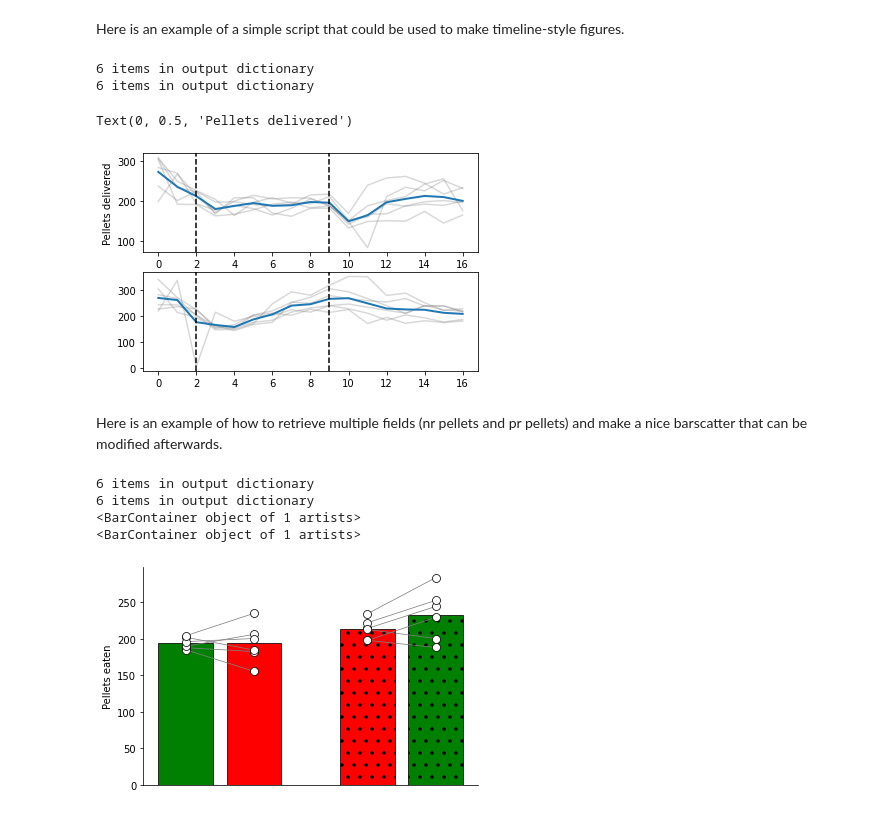
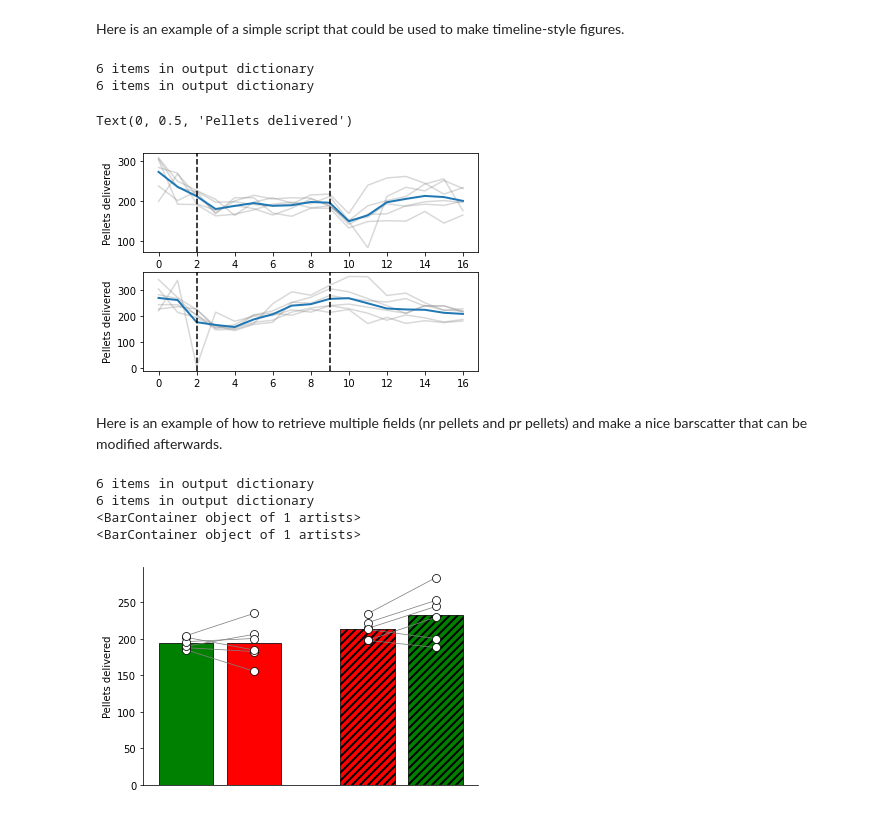
Before and after one commit to Htbibalan/FEDProtein, a Jupyter notebook: notebooks/FED figures.ipynb, the cells around one changed output. Saved outputs shown, nothing was run; the diff lists cells and outputs as text; code cells hidden in the pictures.

```diff
--- a/notebooks/FED figures.ipynb
+++ b/notebooks/FED figures.ipynb
@@ -100,7 +100,7 @@ f, ax = plt.subplots(nrows=2)
 
 # these lines use the above function to plot the data that was retrieved in separate axes
 timeline_fig(nrpr, ax=ax[0])
-timeline_fig(prnr, ax=ax[1])
+timeline_fig(prnr, ax=ax[1], ylabel= "Pellets delivered")
 
 # extra lines can be used here to customise the plots
 ax[0].set_ylabel("Pellets delivered")
@@ -108,29 +108,29 @@ ax[0].set_ylabel("Pellets delivered")
 6 items in output dictionary
 6 items in output dictionary
 Text(0, 0.5, 'Pellets delivered')
-[figure, old version]
+[figure, new version]
 # %% [markdown]
 Here is an example of how to retrieve multiple fields (nr pellets and pr pellets) and make a nice barscatter that can be modified afterwards.
 # %%
 nrpr_avg = get_data_fields(mice, ["nr_avg_pellets", "pr_avg_pellets"], nrpr_male_selector)
 prnr_avg = get_data_fields(mice, ["pr_avg_pellets", "nr_avg_pellets"], prnr_male_selector)
 
 
 f, ax = plt.subplots()
 _, _, barlist, _ = tp.barscatter([nrpr_avg, prnr_avg], ax=ax, paired=True,
 barfacecolor_option="individual", barfacecolor=["green", "red", "red", "green"])
-ax.set_ylabel("Pellets eaten")
-
+ax.set_ylabel("Pellets delivered")
+plt.rcParams["hatch.linewidth"] = 2
 # this code puts hatching on bars 3 and 4
 for i in [barlist[2], barlist[3]]:
     print(i)
     bar = i.get_children()
-    bar[0].set_hatch(".")
+    bar[0].set_hatch("///")
 
 # f.savefig(figsfolder + "pellets_eaten.pdf")
 # %% [output]
 6 items in output dictionary
 6 items in output dictionary
 <BarContainer object of 1 artists>
 <BarContainer object of 1 artists>
-[figure, old version]
+[figure, new version]
```
Also changed, not shown: parts of 1 cell of this notebook, 1 other file.
